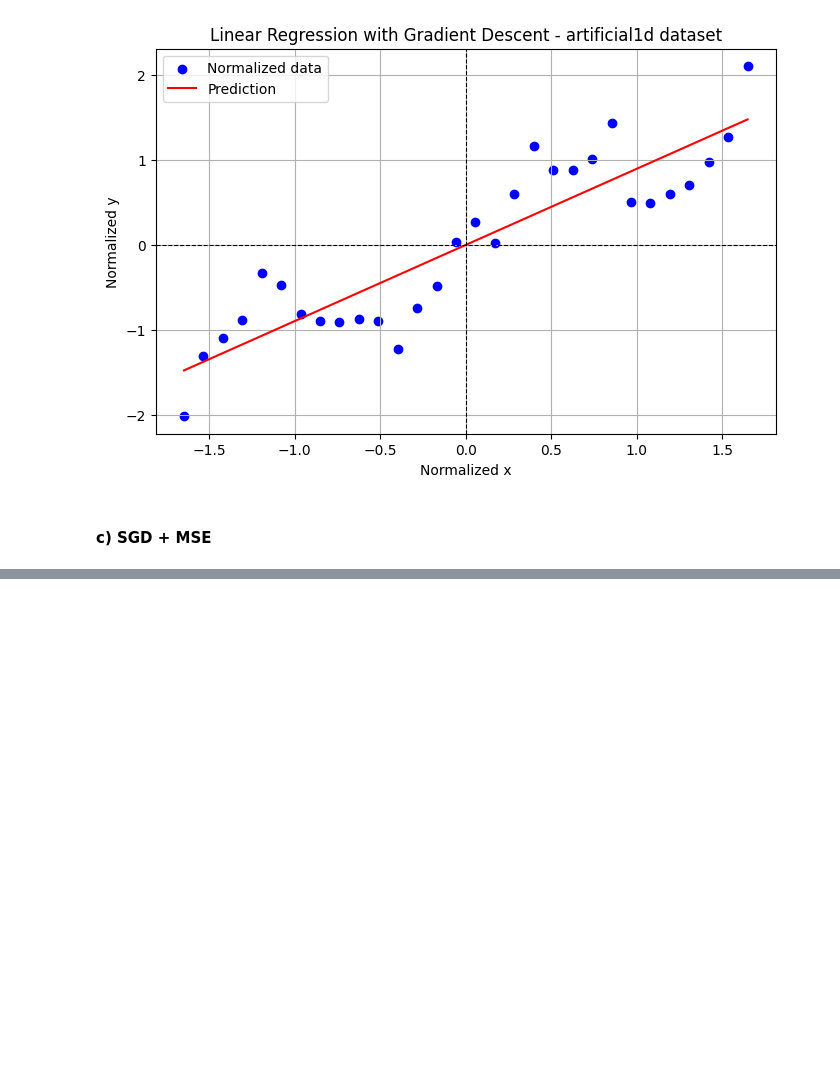
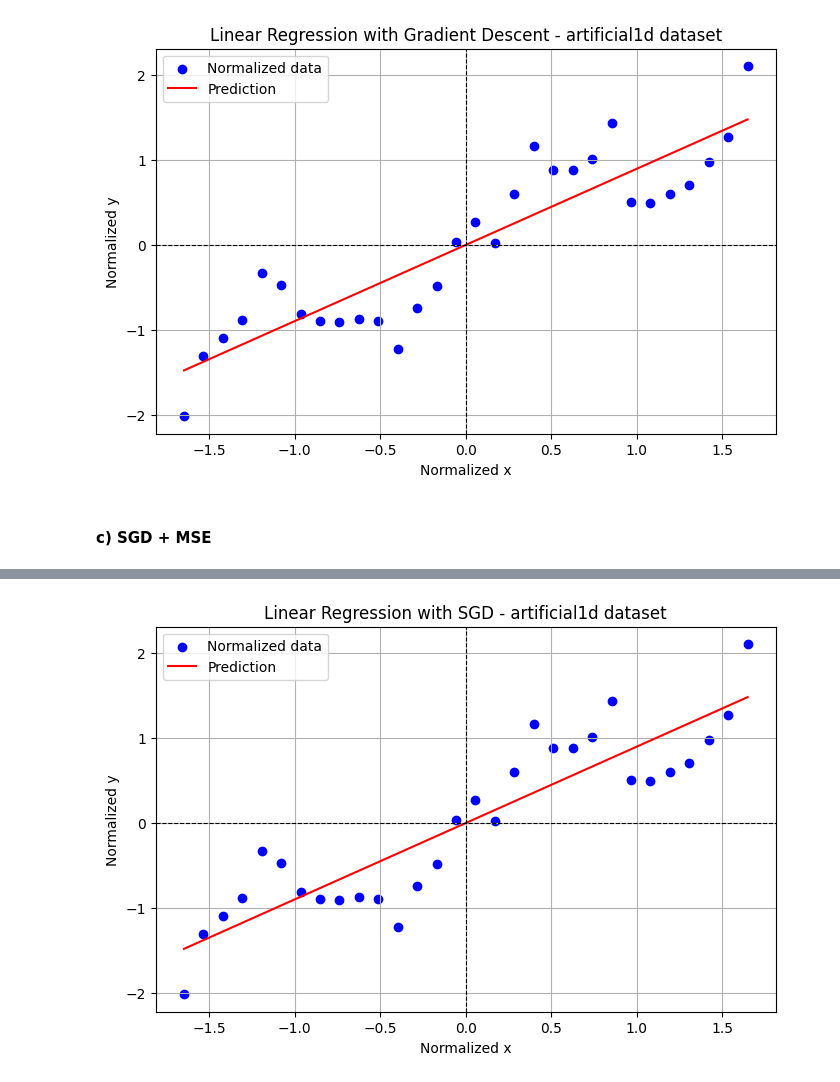
Before and after one commit to erikbayerlein/machine-learning, a Jupyter notebook: lists/L1/L1.ipynb, the cells around one changed output, grey strips where cells are left out. Saved outputs shown, nothing was run; the diff lists cells and outputs as text; code cells hidden in the pictures; blank space fills up the shorter version.

```diff
--- a/lists/L1/L1.ipynb
+++ b/lists/L1/L1.ipynb
@@ -213,0 +326,15 @@ plt.show()
+# %%
+w0_final, w1_final = w_hist[-1]
+plt.figure(figsize=(8,5))
+plt.scatter(x, y, color="blue", label="Normalized data")
+plt.plot(x, w0_final + w1_final * x, color="red", label="Prediction")
+plt.axhline(0, color="black", linewidth=0.8, linestyle="--")
+plt.axvline(0, color="black", linewidth=0.8, linestyle="--")
+plt.title("Linear Regression with SGD - artificial1d dataset")
+plt.xlabel("Normalized x")
+plt.ylabel("Normalized y")
+plt.legend()
+plt.grid(True)
+plt.show()
+# %% [output]
+[figure, added]
```
Also changed, not shown: parts of 9 cells of this notebook.
